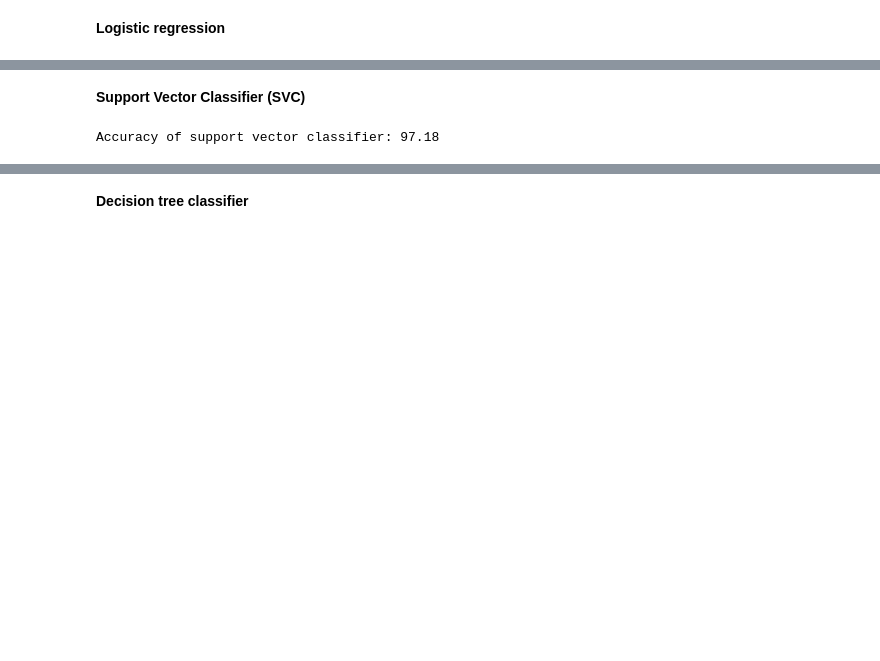
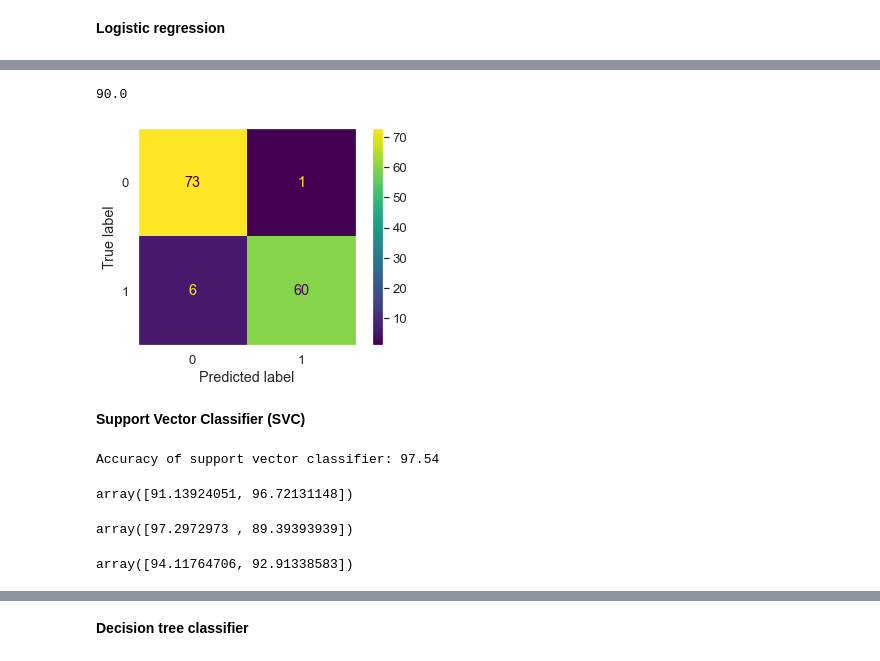
Before and after one commit to RobVergano/PDA22-Project-2, a Jupyter notebook: PDA22 Project 2.ipynb, the cells around one changed output, grey strips where cells are left out. Saved outputs shown, nothing was run; the diff lists cells and outputs as text; code cells hidden in the pictures; blank space fills up the shorter version.

```diff
--- a/PDA22 Project 2.ipynb
+++ b/PDA22 Project 2.ipynb
@@ -296,6 +382,23 @@ print(classification_report(y_test,pred_lr))
     accuracy                           0.95       140
    macro avg       0.95      0.95      0.95       140
 weighted avg       0.95      0.95      0.95       140
+# %%
+# Logistic regression Matthews correlation coefficient (MCC)
+
+lr_mcc = (round(matthews_corrcoef(y_test,pred_lr),2))*100
+lr_mcc
+# %% [output]
+90.0
+# %%
+# Logistic regression - Confusion Matrix visualization.
+
+lr_cm = confusion_matrix(y_test, pred_lr, labels=logisticRegr.classes_)
+lrdisp = ConfusionMatrixDisplay(confusion_matrix=lr_cm, display_labels=logisticRegr.classes_)
+lrdisp.plot()
+plt.grid(False)
+plt.show()
+# %% [output]
+[figure, added]
 # %% [markdown]
 **Support Vector Classifier (SVC)**
 # %%
@@ -304,13 +407,34 @@ weighted avg       0.95      0.95      0.95       140
 
 from sklearn import svm# Chooses the support vector machine algorithm for our classifier
 clf = svm.SVC(kernel = "linear")# Training the classifier
-
 clf_trained = clf.fit(x_train,y_train)# Scoring the classifier
-
 clf_pred = clf_trained.predict(x_test)
-
-score_svc = round(clf_trained.score(x_train,y_train)*100,2)
-print("Accuracy of support vector classifier:", score_svc)
-# %% [output]
-Accuracy of support vector classifier: 97.18
+# %%
+# Support Vector Classifier accuracy
+
+svc_acc = round(clf_trained.score(x_train,y_train)*100,2)
+print("Accuracy of support vector classifier:", svc_acc)
+# %% [output]
+Accuracy of support vector classifier: 97.54
+# %%
+# Support Vector Classifier precision
+
+svc_prec = (precision_score(y_test, clf_pred, average=None))*100
+svc_prec
+# %% [output]
+array([91.13924051, 96.72131148])
+# %%
+# Support Vector Classifier recall
+
+svc_rec = (recall_score(y_test, clf_pred, average=None))*100
+svc_rec
+# %% [output]
+array([97.2972973 , 89.39393939])
+# %%
+# Support Vector Classifier f1
+
+svc_f1 = (f1_score(y_test, clf_pred, average=None))*100
+svc_f1
+# %% [output]
+array([94.11764706, 92.91338583])
 # %%
```
Also changed, not shown: parts of 57 cells of this notebook.
